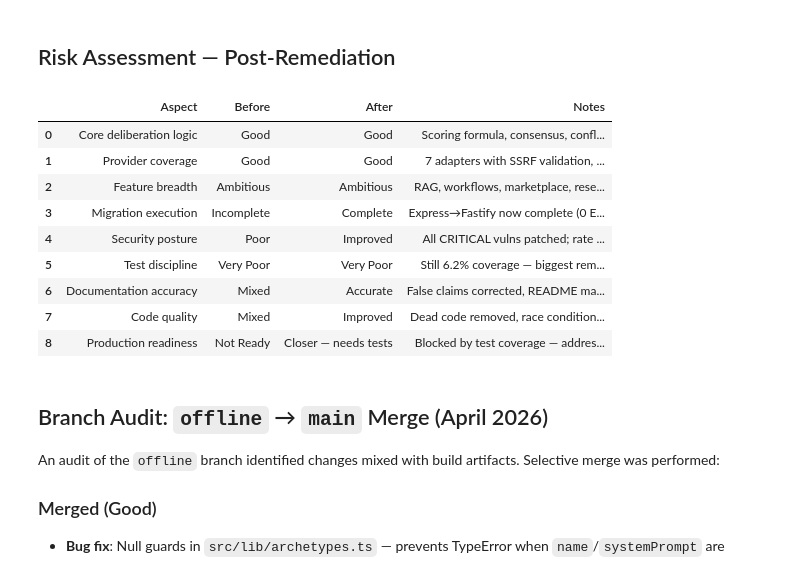
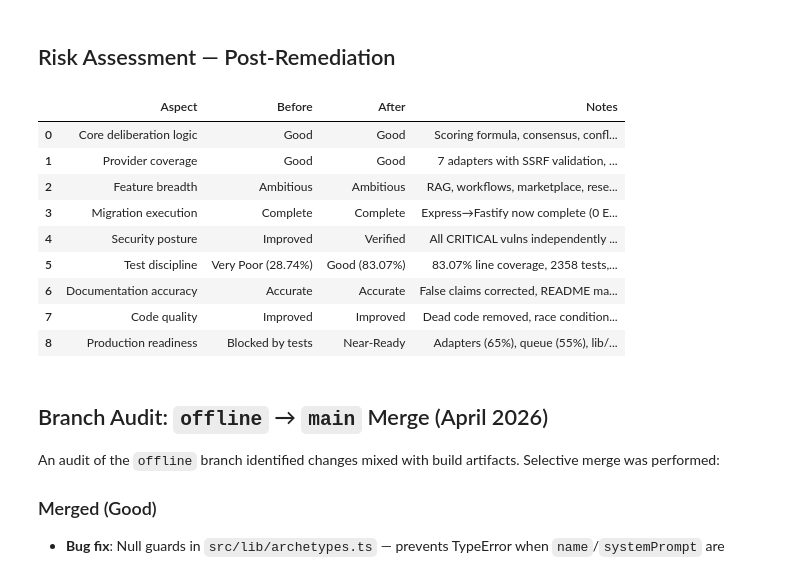
Before and after one commit to Yash-Awasthi/Judica, a Jupyter notebook: AUDIT_REPORT.ipynb, the cells around one changed output. Cells and saved outputs as stored; diff of their text form; code cells hidden in the pictures.

```diff
--- a/AUDIT_REPORT.ipynb
+++ b/AUDIT_REPORT.ipynb
@@ -725,42 +717,42 @@ commits
 # %%
 risk_assessment = pd.DataFrame({
     'Aspect': [
         'Core deliberation logic',
         'Provider coverage',
         'Feature breadth',
         'Migration execution',
         'Security posture',
         'Test discipline',
         'Documentation accuracy',
         'Code quality',
         'Production readiness'
     ],
-    'Before': ['Good', 'Good', 'Ambitious', 'Incomplete', 'Poor', 'Very Poor', 'Mixed', 'Mixed', 'Not Ready'],
-    'After': ['Good', 'Good', 'Ambitious', 'Complete', 'Improved', 'Very Poor', 'Accurate', 'Improved', 'Closer — needs tests'],
+    'Before': ['Good', 'Good', 'Ambitious', 'Complete', 'Improved', 'Very Poor (28.74%)', 'Accurate', 'Improved', 'Blocked by tests'],
+    'After': ['Good', 'Good', 'Ambitious', 'Complete', 'Verified', 'Good (83.07%)', 'Accurate', 'Improved', 'Near-Ready'],
     'Notes': [
         'Scoring formula, consensus, conflict detection unchanged',
         '7 adapters with SSRF validation, timeouts, depth limits',
         'RAG, workflows, marketplace, research, sandbox, PII',
         'Express→Fastify now complete (0 Express route files)',
-        'All CRITICAL vulns patched; rate limits, auth, SSRF hardened',
-        'Still 6.2% coverage — biggest remaining risk',
+        'All CRITICAL vulns independently verified as fixed',
+        '83.07% line coverage, 2358 tests, 160 files — exceeds 80% target',
         'False claims corrected, README matches implementation',
         'Dead code removed, race conditions fixed, validation added',
-        'Blocked by test coverage — address before production'
+        'Adapters (65%), queue (55%), lib/ml (18%) are remaining gaps'
     ]
 })
 risk_assessment
 # %% [output]
 |  | Aspect | Before | After | Notes |
 | 0 | Core deliberation logic | Good | Good | Scoring formula, consensus, confl... |
 | 1 | Provider coverage | Good | Good | 7 adapters with SSRF validation, ... |
 | 2 | Feature breadth | Ambitious | Ambitious | RAG, workflows, marketplace, rese... |
-| 3 | Migration execution | Incomplete | Complete | Express→Fastify now complete (0 E... |
-| 4 | Security posture | Poor | Improved | All CRITICAL vulns patched; rate ... |
-| 5 | Test discipline | Very Poor | Very Poor | Still 6.2% coverage — biggest rem... |
-| 6 | Documentation accuracy | Mixed | Accurate | False claims corrected, README ma... |
-| 7 | Code quality | Mixed | Improved | Dead code removed, race condition... |
-| 8 | Production readiness | Not Ready | Closer — needs tests | Blocked by test coverage — addres... |
+| 3 | Migration execution | Complete | Complete | Express→Fastify now complete (0 E... |
+| 4 | Security posture | Improved | Verified | All CRITICAL vulns independently ... |
+| 5 | Test discipline | Very Poor (28.74%) | Good (83.07%) | 83.07% line coverage, 2358 tests,... |
+| 6 | Documentation accuracy | Accurate | Accurate | False claims corrected, README ma... |
+| 7 | Code quality | Improved | Improved | Dead code removed, race condition... |
+| 8 | Production readiness | Blocked by tests | Near-Ready | Adapters (65%), queue (55%), lib/... |
 # %% [markdown]
 ## Branch Audit: `offline` → `main` Merge (April 2026)
 
```
Also changed, not shown: parts of 8 cells of this notebook, 48 other files.
